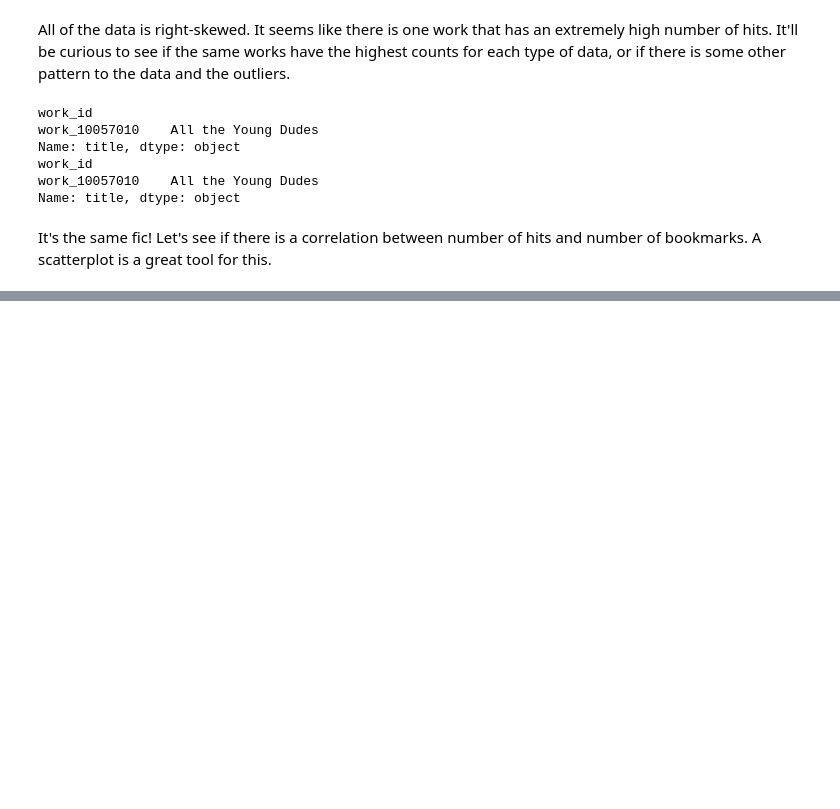
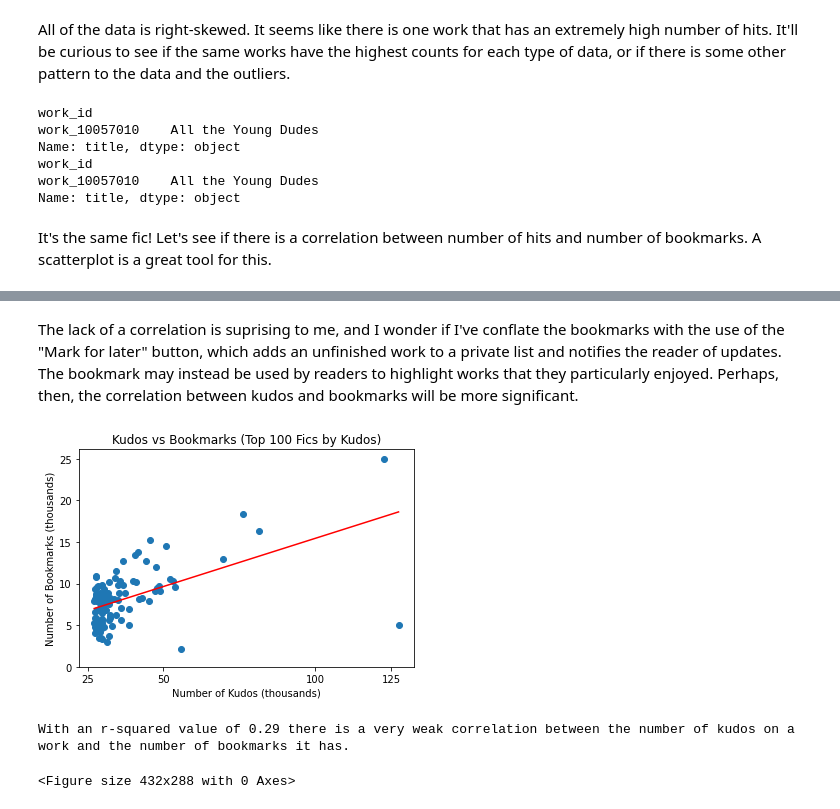
Before and after one commit to luvmonkey/AO3, a Jupyter notebook: AO3_Top_100_Kudos_EDA.ipynb, the cells around one changed output, grey strips where cells are left out. Drawn from its saved outputs; the diff is of its cells as text; code cells hidden in the pictures; blank space fills up the shorter version.

```diff
--- a/AO3_Top_100_Kudos_EDA.ipynb
+++ b/AO3_Top_100_Kudos_EDA.ipynb
@@ -203,0 +303,33 @@ It's the same fic! Let's see if there is a correlation between number of hits an
+# %% [markdown]
+The lack of a correlation is suprising to me, and I wonder if I've conflate the bookmarks with the use of the "Mark for later" button, which adds an unfinished work to a private list and notifies the reader of updates. The bookmark may instead be used by readers to highlight works that they particularly enjoyed. Perhaps, then, the correlation between kudos and bookmarks will be more significant.
+# %%
+# Creating a line of best fit for the number of bookmarks, based on the number of kudos.
+model = sm.OLS.from_formula('bookmarks ~ kudos', data=top_100_kudos)
+results = model.fit()
+fitted_values_bm_kds = results.predict(top_100_kudos.kudos)
+
+# Creating a scatterplot of bookmarks vs kudos
+ax = plt.subplot(1, 1, 1)
+plt.scatter(top_100_kudos['kudos'], top_100_kudos['bookmarks'])
+plt.plot(top_100_kudos.kudos, fitted_values_bm_kds, color='r')
+ax.set_xticks([25000, 50000, 100000, 125000])
+ax.set_xticklabels([25, 50, 100, 125])
+ax.set_yticks([0, 5000, 10000, 15000, 20000, 25000])
+ax.set_yticklabels([0, 5, 10, 15, 20, 25])
+plt.xlabel('Number of Kudos (thousands)')
+plt.ylabel('Number of Bookmarks (thousands)')
+plt.title('Kudos vs Bookmarks (Top 100 Fics by Kudos)')
+
+plt.show()
+plt.clf()
+
+#Calculating the r-squared value to determine the strength of correlation.
+corr_matrix = np.corrcoef(top_100_kudos['bookmarks'], fitted_values_bm_kds)
+corr = corr_matrix[0,1]
+R_sq_bm_kds = corr**2
+
+print('With an r-squared value of', round(R_sq_bm_kds, 2), 'there is a very weak correlation between the number of kudos on a work and the number of bookmarks it has.')
+# %% [output]
+[figure, added]
+With an r-squared value of 0.29 there is a very weak correlation between the number of kudos on a work and the number of bookmarks it has.
+<Figure size 432x288 with 0 Axes>
```
Also changed, not shown: parts of 9 cells of this notebook.
